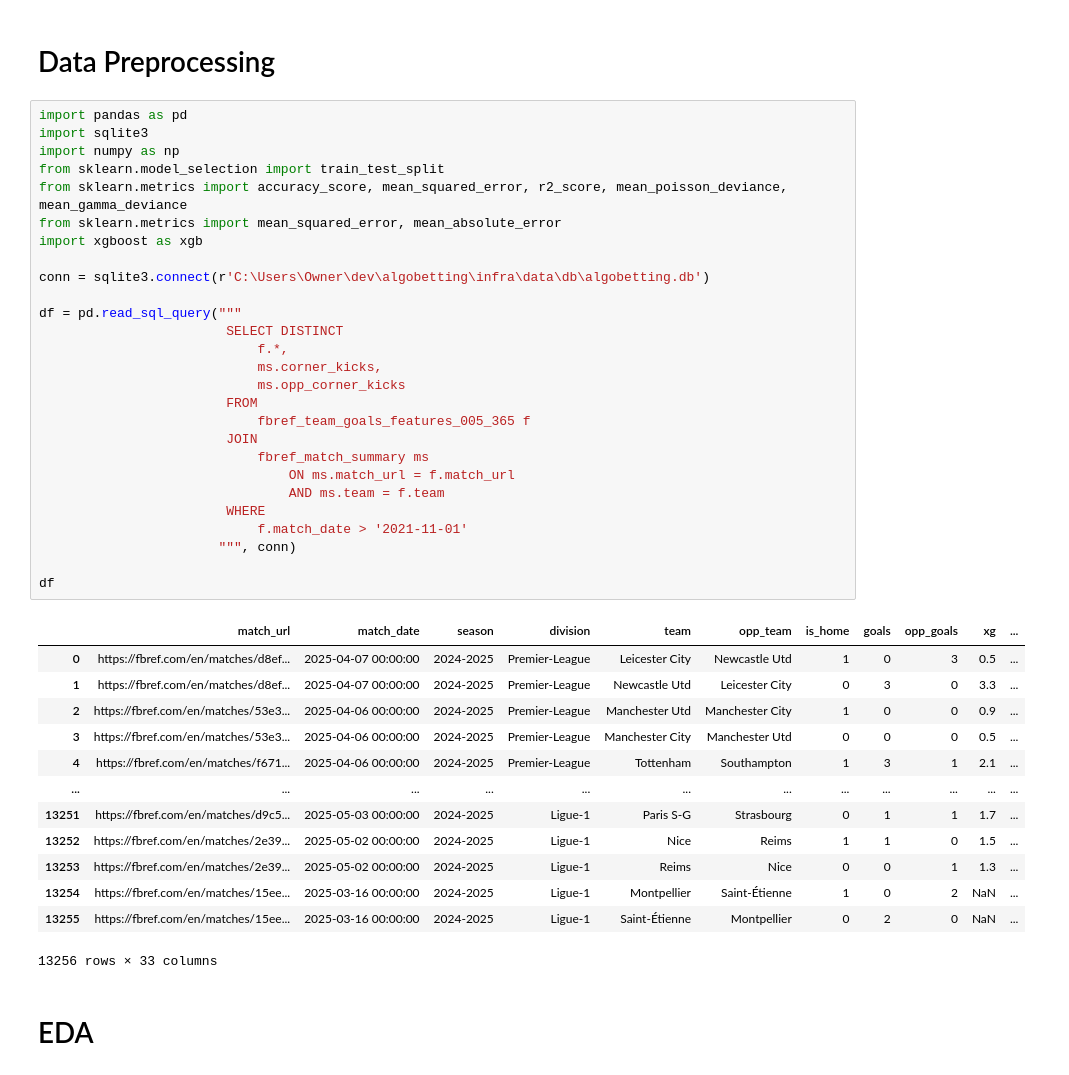
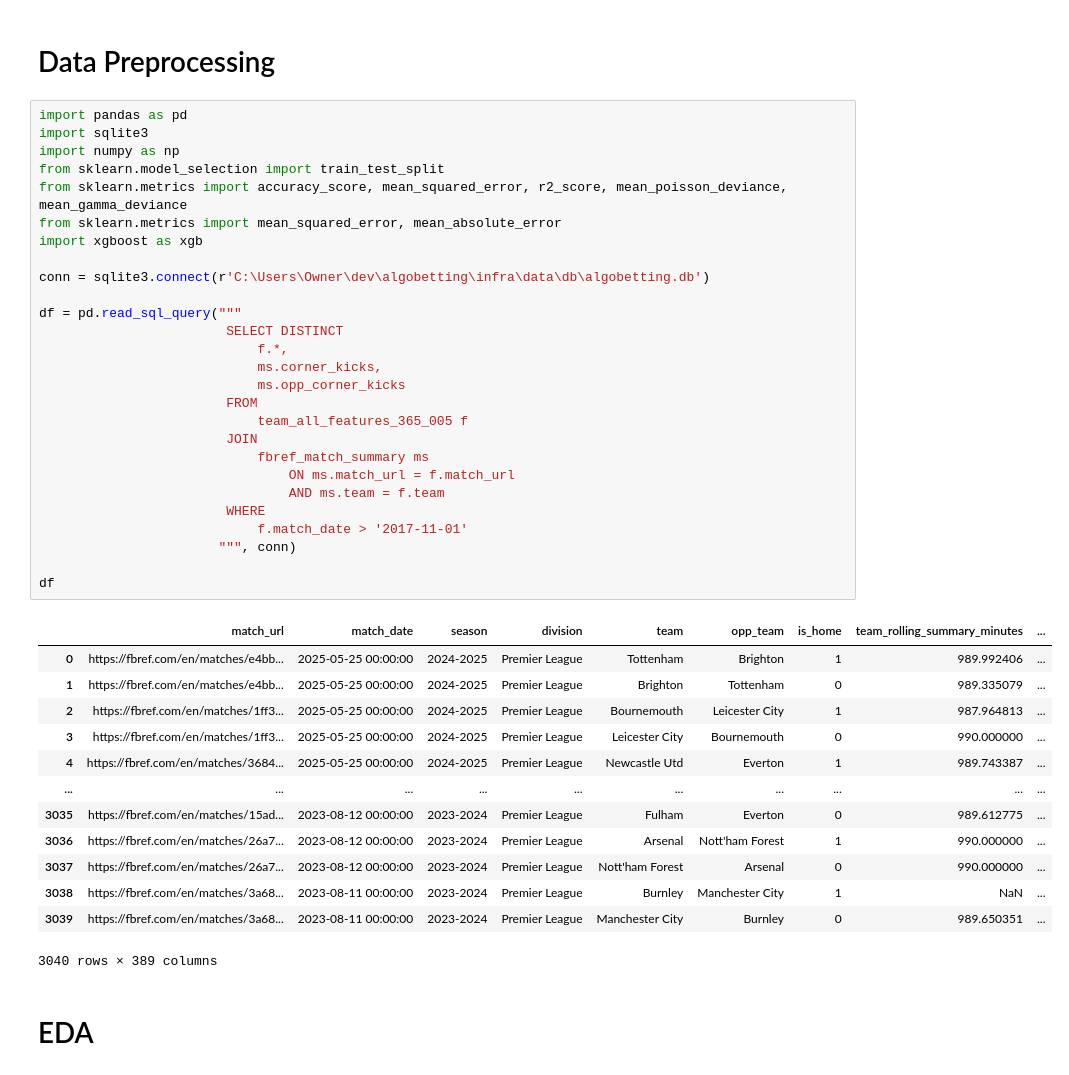
Before and after one commit to louis-porter/algobetting, a Jupyter notebook: algo/models/team_corners/xgb_team_corners.ipynb, the cells around one changed output. Drawn from its saved outputs; the diff is of its cells as text.

```diff
--- a/algo/models/team_corners/xgb_team_corners.ipynb
+++ b/algo/models/team_corners/xgb_team_corners.ipynb
@@ -3,44 +3,44 @@
 # %%
 import pandas as pd
 import sqlite3
 import numpy as np
 from sklearn.model_selection import train_test_split
 from sklearn.metrics import accuracy_score, mean_squared_error, r2_score, mean_poisson_deviance, mean_gamma_deviance
 from sklearn.metrics import mean_squared_error, mean_absolute_error
 import xgboost as xgb
 
 conn = sqlite3.connect(r'C:\Users\Owner\dev\algobetting\infra\data\db\algobetting.db')
 
 df = pd.read_sql_query("""
                         SELECT DISTINCT
                             f.*,
                             ms.corner_kicks,
                             ms.opp_corner_kicks
                         FROM
-                            fbref_team_goals_features_005_365 f
+                            team_all_features_365_005 f
                         JOIN
                             fbref_match_summary ms
                                 ON ms.match_url = f.match_url
                                 AND ms.team = f.team
                         WHERE
-                            f.match_date > '2021-11-01'
+                            f.match_date > '2017-11-01'
                        """, conn)
 
 df
 # %% [output]
-|  | match_url | match_date | season | division | team | opp_team | is_home | goals | opp_goals | xg | ... |
-| 0 | https://fbref.com/en/matches/d8ef... | 2025-04-07 00:00:00 | 2024-2025 | Premier-League | Leicester City | Newcastle Utd | 1 | 0 | 3 | 0.5 | ... |
-| 1 | https://fbref.com/en/matches/d8ef... | 2025-04-07 00:00:00 | 2024-2025 | Premier-League | Newcastle Utd | Leicester City | 0 | 3 | 0 | 3.3 | ... |
-| 2 | https://fbref.com/en/matches/53e3... | 2025-04-06 00:00:00 | 2024-2025 | Premier-League | Manchester Utd | Manchester City | 1 | 0 | 0 | 0.9 | ... |
-| 3 | https://fbref.com/en/matches/53e3... | 2025-04-06 00:00:00 | 2024-2025 | Premier-League | Manchester City | Manchester Utd | 0 | 0 | 0 | 0.5 | ... |
-| 4 | https://fbref.com/en/matches/f671... | 2025-04-06 00:00:00 | 2024-2025 | Premier-League | Tottenham | Southampton | 1 | 3 | 1 | 2.1 | ... |
-| ... | ... | ... | ... | ... | ... | ... | ... | ... | ... | ... | ... |
-| 13251 | https://fbref.com/en/matches/d9c5... | 2025-05-03 00:00:00 | 2024-2025 | Ligue-1 | Paris S-G | Strasbourg | 0 | 1 | 1 | 1.7 | ... |
-| 13252 | https://fbref.com/en/matches/2e39... | 2025-05-02 00:00:00 | 2024-2025 | Ligue-1 | Nice | Reims | 1 | 1 | 0 | 1.5 | ... |
-| 13253 | https://fbref.com/en/matches/2e39... | 2025-05-02 00:00:00 | 2024-2025 | Ligue-1 | Reims | Nice | 0 | 0 | 1 | 1.3 | ... |
-| 13254 | https://fbref.com/en/matches/15ee... | 2025-03-16 00:00:00 | 2024-2025 | Ligue-1 | Montpellier | Saint-Étienne | 1 | 0 | 2 | NaN | ... |
-| 13255 | https://fbref.com/en/matches/15ee... | 2025-03-16 00:00:00 | 2024-2025 | Ligue-1 | Saint-Étienne | Montpellier | 0 | 2 | 0 | NaN | ... |
+|  | match_url | match_date | season | division | team | opp_team | is_home | team_rolling_summary_minutes | ... |
+| 0 | https://fbref.com/en/matches/e4bb... | 2025-05-25 00:00:00 | 2024-2025 | Premier League | Tottenham | Brighton | 1 | 989.992406 | ... |
+| 1 | https://fbref.com/en/matches/e4bb... | 2025-05-25 00:00:00 | 2024-2025 | Premier League | Brighton | Tottenham | 0 | 989.335079 | ... |
+| 2 | https://fbref.com/en/matches/1ff3... | 2025-05-25 00:00:00 | 2024-2025 | Premier League | Bournemouth | Leicester City | 1 | 987.964813 | ... |
+| 3 | https://fbref.com/en/matches/1ff3... | 2025-05-25 00:00:00 | 2024-2025 | Premier League | Leicester City | Bournemouth | 0 | 990.000000 | ... |
+| 4 | https://fbref.com/en/matches/3684... | 2025-05-25 00:00:00 | 2024-2025 | Premier League | Newcastle Utd | Everton | 1 | 989.743387 | ... |
+| ... | ... | ... | ... | ... | ... | ... | ... | ... | ... |
+| 3035 | https://fbref.com/en/matches/15ad... | 2023-08-12 00:00:00 | 2023-2024 | Premier League | Fulham | Everton | 0 | 989.612775 | ... |
+| 3036 | https://fbref.com/en/matches/26a7... | 2023-08-12 00:00:00 | 2023-2024 | Premier League | Arsenal | Nott'ham Forest | 1 | 990.000000 | ... |
+| 3037 | https://fbref.com/en/matches/26a7... | 2023-08-12 00:00:00 | 2023-2024 | Premier League | Nott'ham Forest | Arsenal | 0 | 990.000000 | ... |
+| 3038 | https://fbref.com/en/matches/3a68... | 2023-08-11 00:00:00 | 2023-2024 | Premier League | Burnley | Manchester City | 1 | NaN | ... |
+| 3039 | https://fbref.com/en/matches/3a68... | 2023-08-11 00:00:00 | 2023-2024 | Premier League | Manchester City | Burnley | 0 | 989.650351 | ... |
-13256 rows × 33 columns
+3040 rows × 389 columns
 # %% [markdown]
 # EDA
 # %%
```
Also changed, not shown: parts of 5 cells of this notebook, 2 other files.
